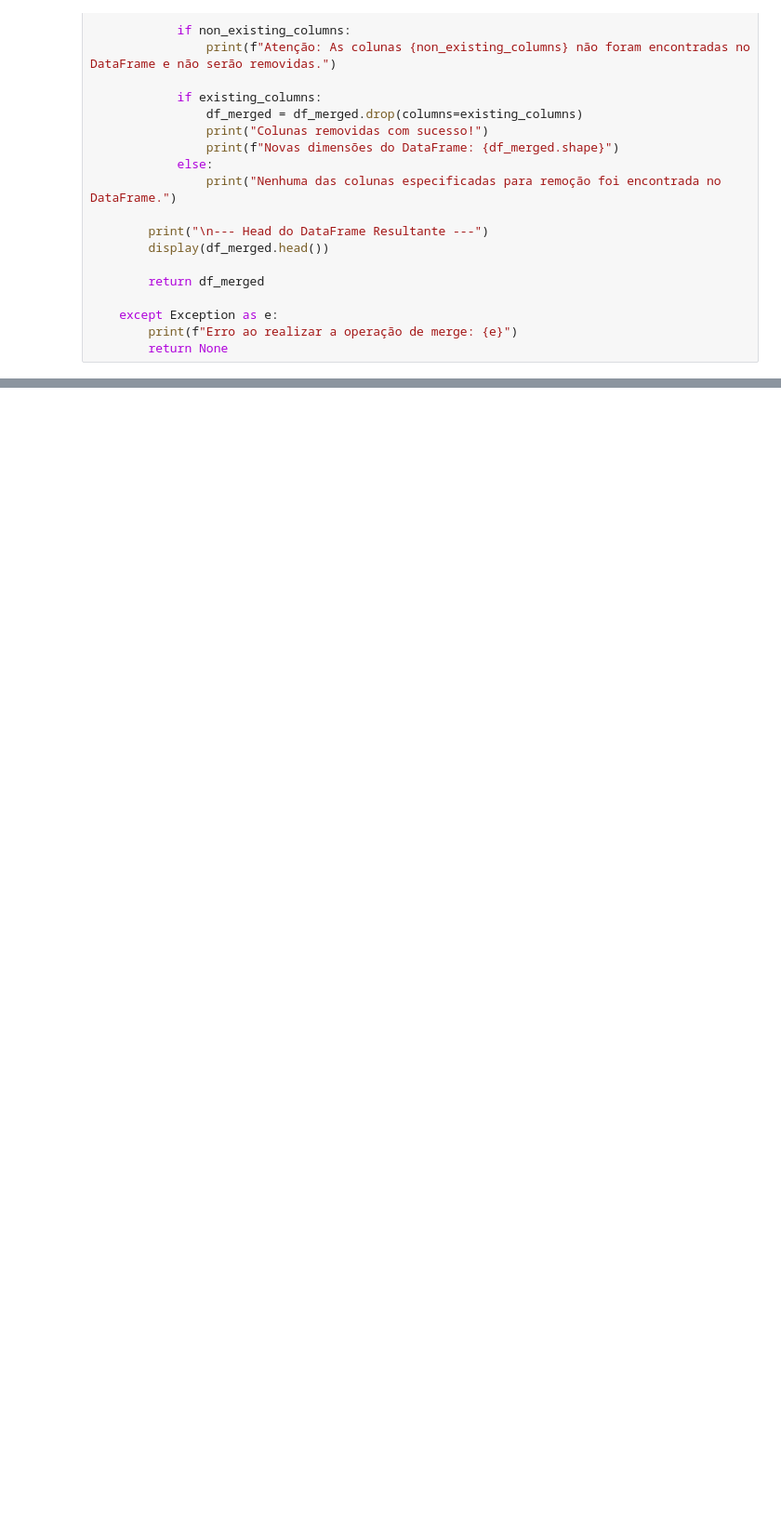
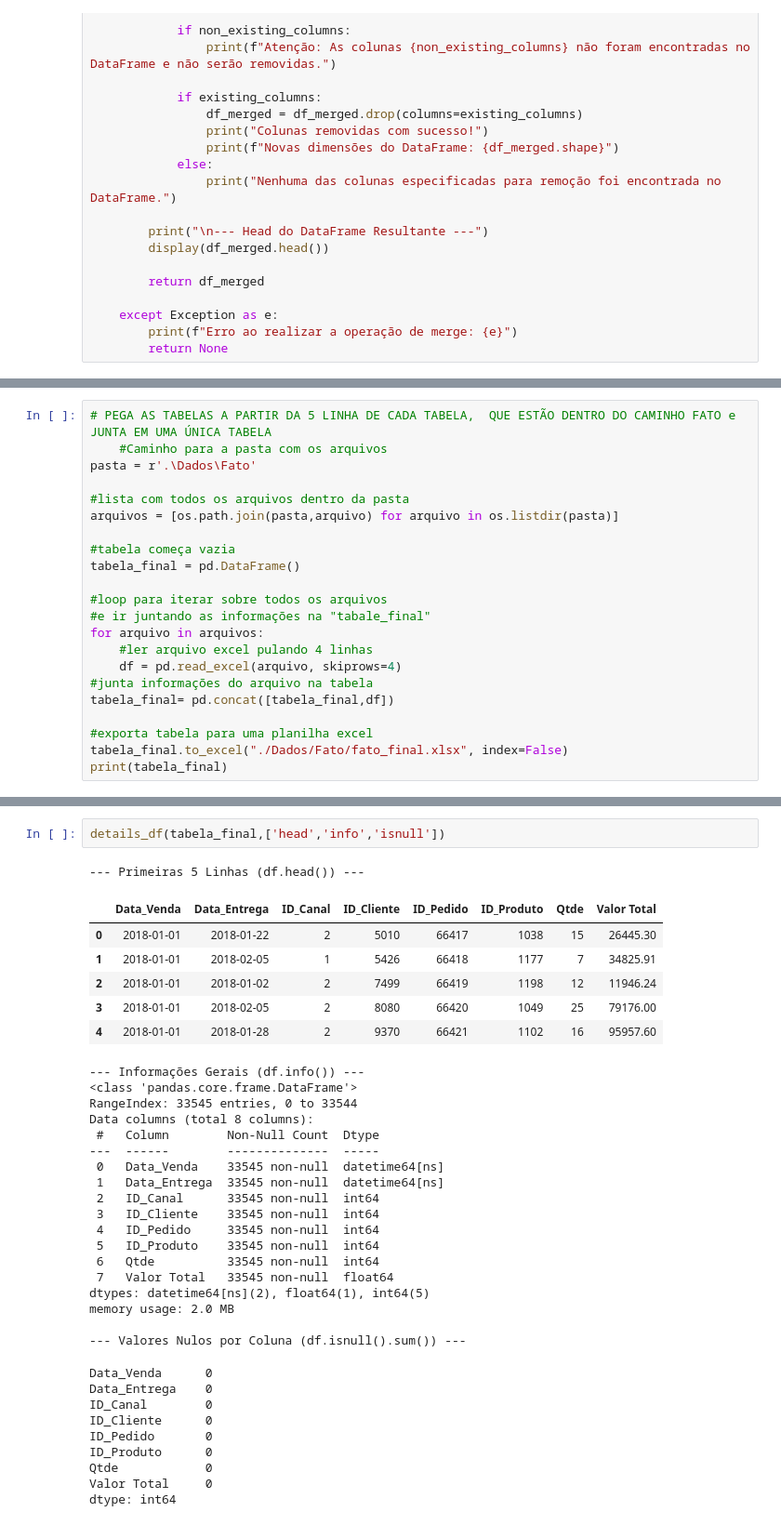
Before and after one commit to danielgamacavalcante/Python-Analise-Dados, a Jupyter notebook: ETL-ProejtoDaniel/main.ipynb, the cells around one changed output, grey strips where cells are left out. Shown at 93% size. Cells and saved outputs as stored; diff of their text form; blank space fills up the shorter version.

```diff
--- a/ETL-ProejtoDaniel/main.ipynb
+++ b/ETL-ProejtoDaniel/main.ipynb
@@ -341,0 +515,22 @@ dtype: int64
+# %%
+# PEGA AS TABELAS A PARTIR DA 5 LINHA DE CADA TABELA,  QUE ESTÃO DENTRO DO CAMINHO FATO e JUNTA EM UMA ÚNICA TABELA
+    #Caminho para a pasta com os arquivos
+pasta = r'.\Dados\Fato'
+
+#lista com todos os arquivos dentro da pasta
+arquivos = [os.path.join(pasta,arquivo) for arquivo in os.listdir(pasta)]
+
+#tabela começa vazia
+tabela_final = pd.DataFrame()
+
+#loop para iterar sobre todos os arquivos
+#e ir juntando as informações na "tabale_final"
+for arquivo in arquivos:
+    #ler arquivo excel pulando 4 linhas
+    df = pd.read_excel(arquivo, skiprows=4)
+#junta informações do arquivo na tabela
+tabela_final= pd.concat([tabela_final,df])
+
+#exporta tabela para uma planilha excel
+tabela_final.to_excel("./Dados/Fato/fato_final.xlsx", index=False)
+print(tabela_final)
@@ -341,0 +557,37 @@ dtype: int64
+# %%
+details_df(tabela_final,['head','info','isnull'])
+# %% [output]
+--- Primeiras 5 Linhas (df.head()) ---
+|  | Data_Venda | Data_Entrega | ID_Canal | ID_Cliente | ID_Pedido | ID_Produto | Qtde | Valor Total |
+| 0 | 2018-01-01 | 2018-01-22 | 2 | 5010 | 66417 | 1038 | 15 | 26445.30 |
+| 1 | 2018-01-01 | 2018-02-05 | 1 | 5426 | 66418 | 1177 | 7 | 34825.91 |
+| 2 | 2018-01-01 | 2018-01-02 | 2 | 7499 | 66419 | 1198 | 12 | 11946.24 |
+| 3 | 2018-01-01 | 2018-02-05 | 2 | 8080 | 66420 | 1049 | 25 | 79176.00 |
+| 4 | 2018-01-01 | 2018-01-28 | 2 | 9370 | 66421 | 1102 | 16 | 95957.60 |
+--- Informações Gerais (df.info()) ---
+<class 'pandas.core.frame.DataFrame'>
+RangeIndex: 33545 entries, 0 to 33544
+Data columns (total 8 columns):
+ #   Column        Non-Null Count  Dtype
+---  ------        --------------  -----
+ 0   Data_Venda    33545 non-null  datetime64[ns]
+ 1   Data_Entrega  33545 non-null  datetime64[ns]
+ 2   ID_Canal      33545 non-null  int64
+ 3   ID_Cliente    33545 non-null  int64
+ 4   ID_Pedido     33545 non-null  int64
+ 5   ID_Produto    33545 non-null  int64
+ 6   Qtde          33545 non-null  int64
+ 7   Valor Total   33545 non-null  float64
+dtypes: datetime64[ns](2), float64(1), int64(5)
+memory usage: 2.0 MB
+
+--- Valores Nulos por Coluna (df.isnull().sum()) ---
+Data_Venda      0
+Data_Entrega    0
+ID_Canal        0
+ID_Cliente      0
+ID_Pedido       0
+ID_Produto      0
+Qtde            0
+Valor Total     0
+dtype: int64
```
Also changed, not shown: parts of 65 cells of this notebook, 5 other files.
